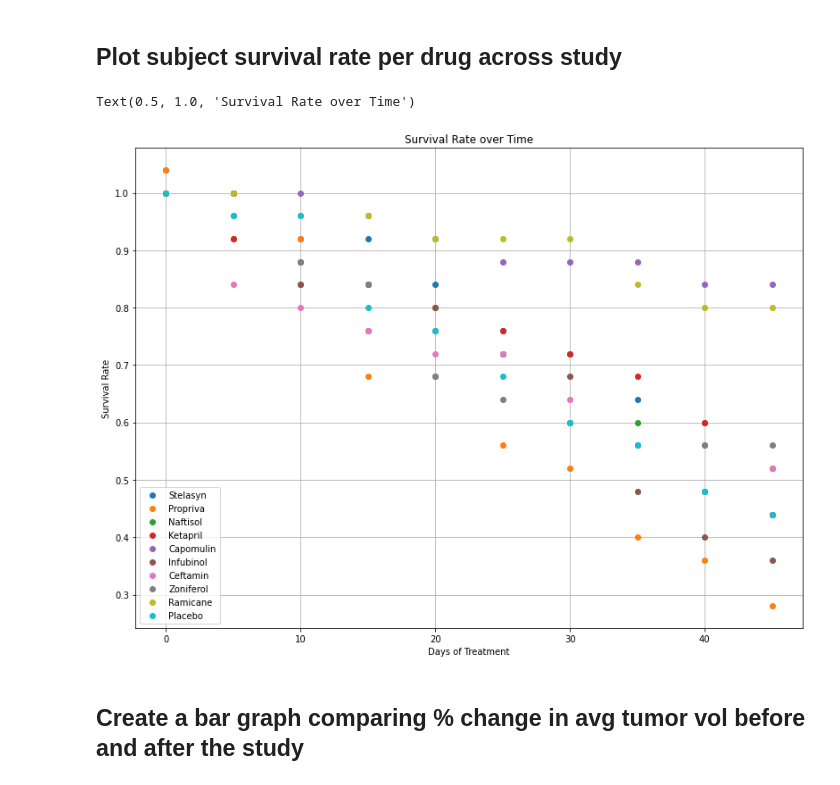
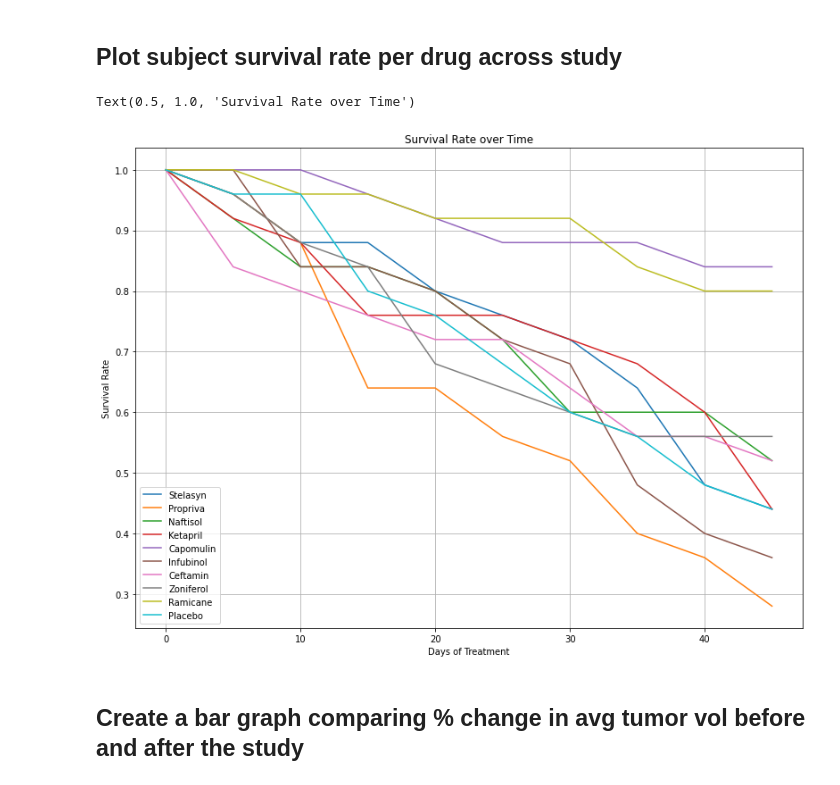
Before and after one commit to walraven/matplotlib-challenge, a Jupyter notebook: Pymaceuticals/pymaceuticals.ipynb, the cells around one changed output. Drawn from its saved outputs; the diff is of its cells as text; code cells hidden in the pictures.

Commit message:
mouse g989 was in 2 trials

```diff
--- a/Pymaceuticals/pymaceuticals.ipynb
+++ b/Pymaceuticals/pymaceuticals.ipynb
@@ -50,18 +52,17 @@ Text(0.5, 1.0, 'Average Metastatic Site count over Time')
 # %% [markdown]
 ## Plot subject survival rate per drug across study
 # %%
-plot3 = merged_df.groupby(['Drug','Timepoint'])['Mouse ID'].count()
-[plt.scatter(y=plot3.xs(drug)/len(mouse_df.loc[mouse_df['Drug'] == drug]), x=plot1.xs(drug).index, zorder=2) \
- for drug in drugs]
+plot3 = merged_df.groupby(['Drug','Timepoint'])['Mouse ID'].unique().apply(lambda x:len(x)) #1 mouse is in 2 trials
+[plt.plot(plot3.xs(drug)/len(mouse_df.loc[mouse_df['Drug'] == drug]), zorder=2) for drug in drugs]
 plt.legend(drugs)
 plt.grid(zorder=0)
 plt.tight_layout()
 plt.xlabel('Days of Treatment')
 plt.ylabel('Survival Rate')
 plt.title('Survival Rate over Time')
 # %% [output]
 Text(0.5, 1.0, 'Survival Rate over Time')
-[figure, old version]
+[figure, new version]
 # %% [markdown]
 ## Create a bar graph comparing % change in avg tumor vol before and after the study
 # %%
```
Also changed, not shown: parts of 2 cells of this notebook.
